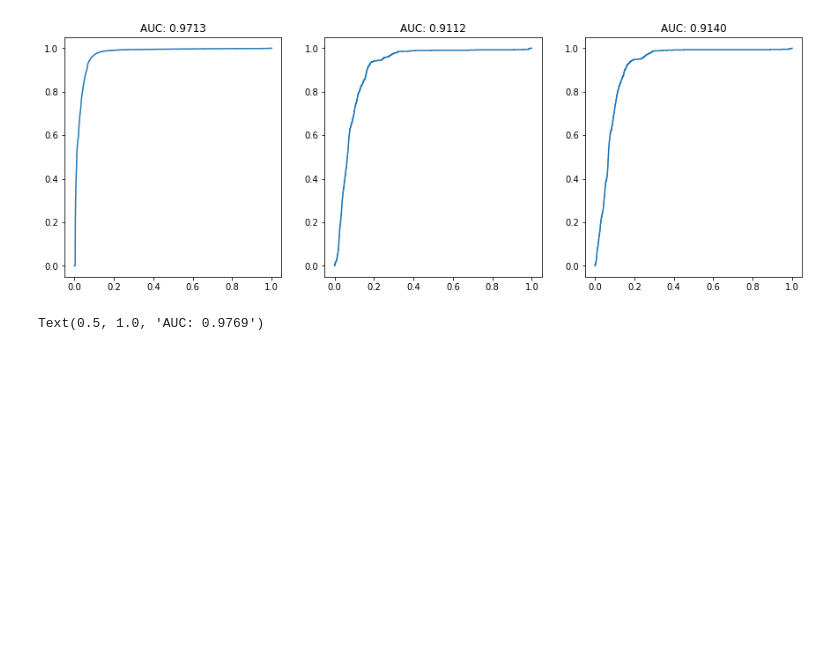
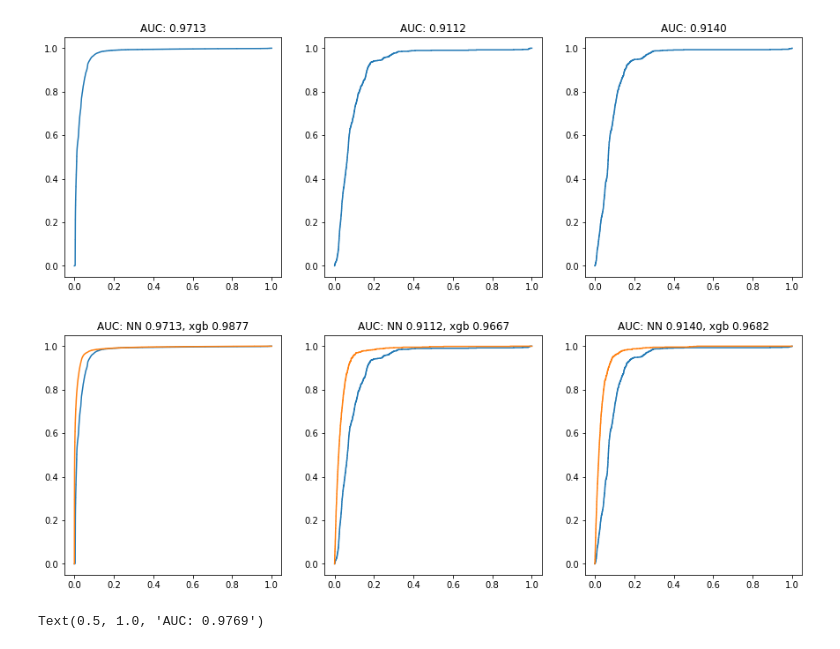
Before and after one commit to Vinther901/PUK, a Jupyter notebook: NN_on_HEP.ipynb, the cells around one changed output. Saved outputs shown, nothing was run; the diff lists cells and outputs as text; code cells hidden in the pictures; blank space fills up the shorter version.

```diff
--- a/NN_on_HEP.ipynb
+++ b/NN_on_HEP.ipynb
@@ -189,6 +189,21 @@ for i in range(1,4):
     ax[i-1].set_title(f'AUC: {auc:.4f}')
 # %% [output]
 [figure]
+# %%
+import xgboost as xgb
+cla = xgb.XGBClassifier()
+cla.fit(train_set[feats],y_train)
+p = cla.predict_proba(test_set[feats])
+# %%
+for i in range(1,4):
+    f,t,thh = roc_curve(y_test == i,p[:,i])
+    a = roc_auc_score(y_test == i,p[:,i])
+    auc = roc_auc_score(truths == i,scores[:,i])
+    ax[i-1].plot(f,t,label='xgb')
+    ax[i-1].set_title(f'AUC: NN {auc:.4f}, xgb {a:.4f}')
+fig
+# %% [output]
+[figure, added]
 # %%
 scores, truths = test()
 fig, ax = plt.subplots(figsize=(5,5))
```
